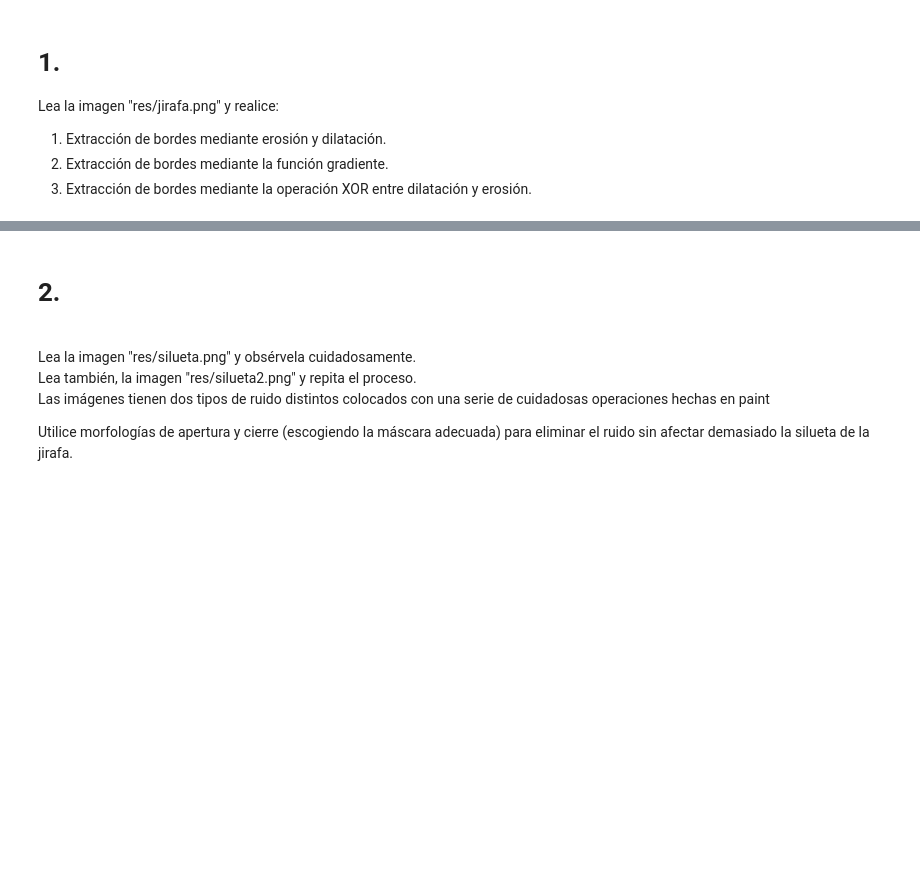
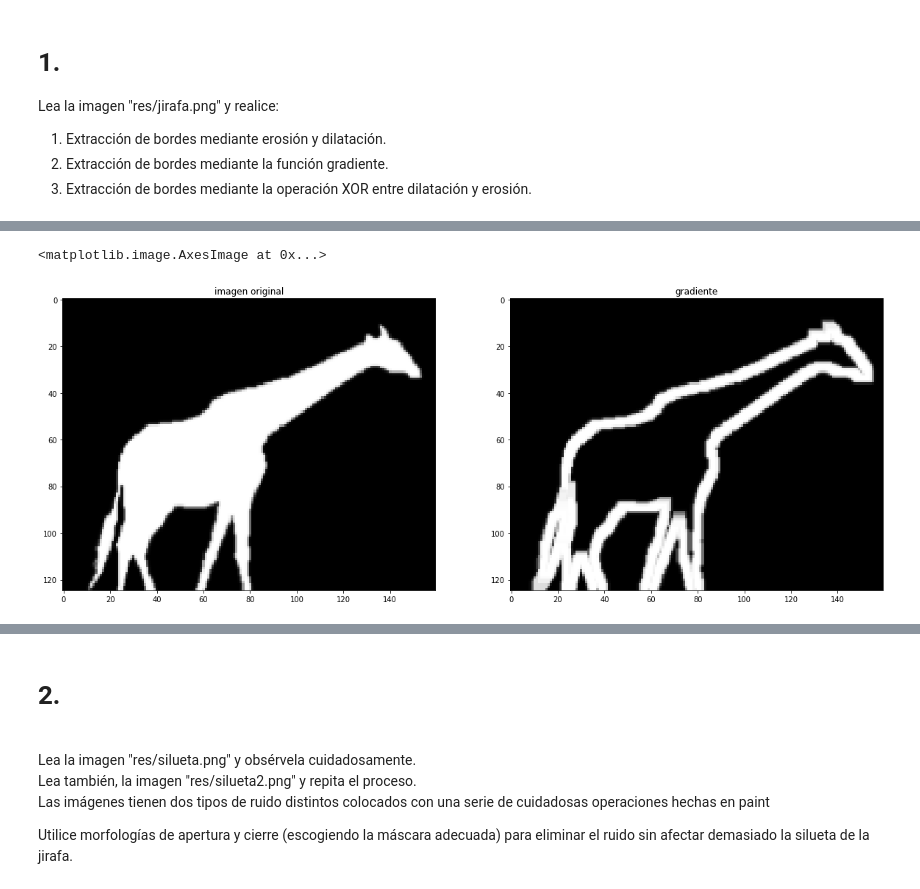
Before and after one commit to edcalderon/visionartifical, a Jupyter notebook: Practica 5 morfo excarac/Practica 5 Morfología y Extracción.ipynb, the cells around one changed output, grey strips where cells are left out. Cells and saved outputs as stored; diff of their text form; code cells hidden in the pictures; blank space fills up the shorter version.

```diff
--- a/Practica 5 morfo excarac/Practica 5 Morfología y Extracción.ipynb
+++ b/Practica 5 morfo excarac/Practica 5 Morfología y Extracción.ipynb
@@ -104,0 +81,19 @@ La distancia media entre el centroide y el contorno es: 74.21998546120963
+# %%
+# 1 . GRADIENTE
+img = skimage.io.imread('res/jirafa.png', as_grey=True)
+
+#Crear un kernel
+kernel = np.ones((5,5),np.uint8)
+
+#Aplicar la operación gradiente de OpenCv
+gradient = cv2.morphologyEx(img, cv2.MORPH_GRADIENT, kernel)
+
+#Crear figura que muestre las imagenes
+fig, ax = plt.subplots(1,2, figsize=(20, 10))
+ax[0].set_title('imagen original')
+ax[0].imshow(img, cmap='gray')
+ax[1].set_title('gradiente')
+ax[1].imshow(gradient, cmap='gray')
+# %% [output]
+<matplotlib.image.AxesImage at 0x...>
+[figure, added]
```
Also changed, not shown: parts of 8 cells of this notebook, 1 other file.
